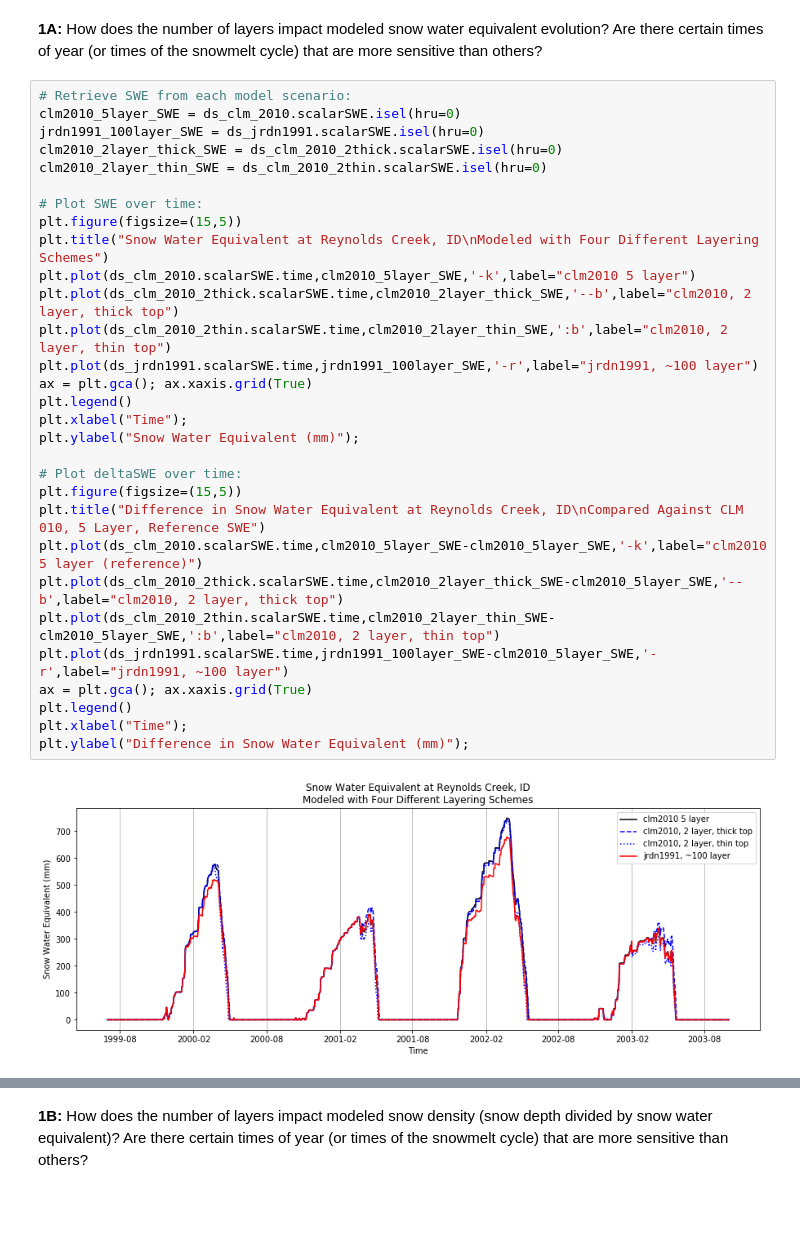
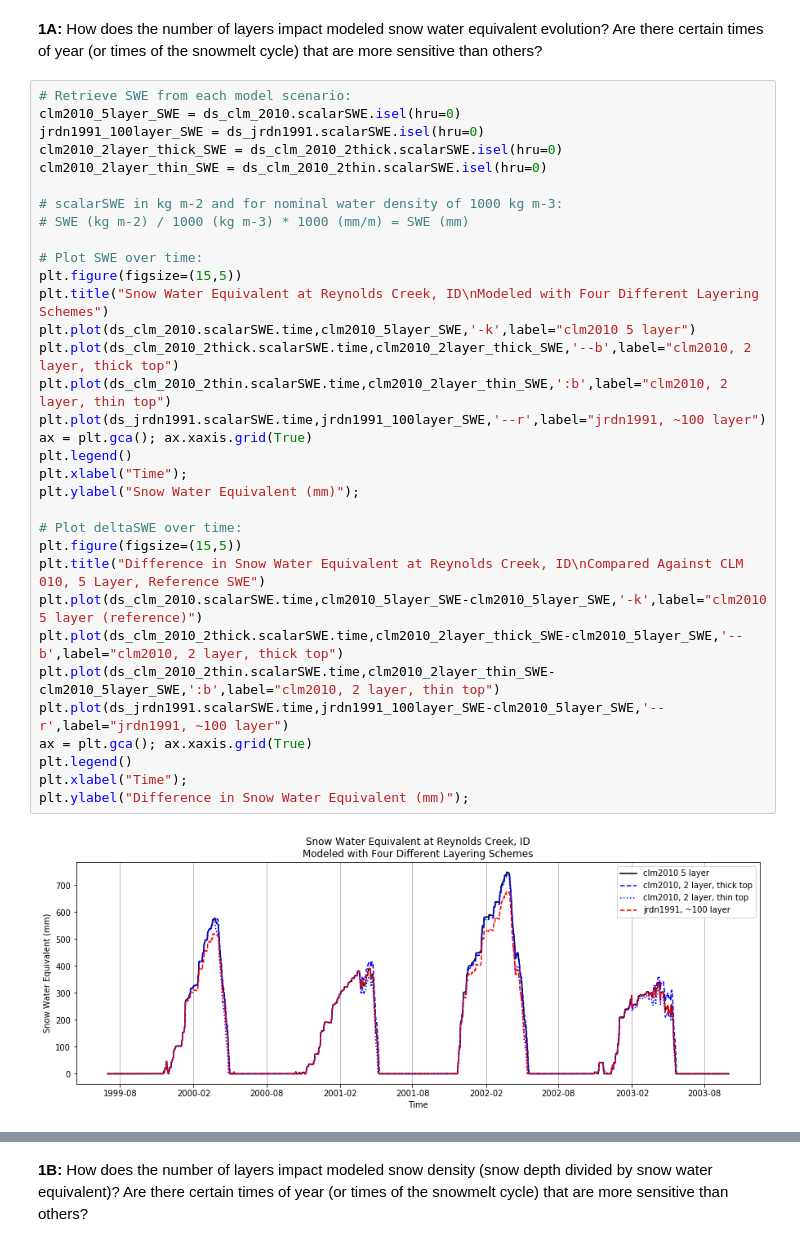
Before and after one commit to spestana/snowhydro-summa, a Jupyter notebook: homework_1/homework_1_D_exercise_1.ipynb, the cells around one changed output, grey strips where cells are left out. Saved outputs shown, nothing was run; the diff lists cells and outputs as text; blank space fills up the shorter version.

```diff
--- a/homework_1/homework_1_D_exercise_1.ipynb
+++ b/homework_1/homework_1_D_exercise_1.ipynb
@@ -292,32 +294,35 @@ __1A:__ How does the number of layers impact modeled snow water equivalent evolu
 # %%
 # Retrieve SWE from each model scenario:
 clm2010_5layer_SWE = ds_clm_2010.scalarSWE.isel(hru=0)
 jrdn1991_100layer_SWE = ds_jrdn1991.scalarSWE.isel(hru=0)
 clm2010_2layer_thick_SWE = ds_clm_2010_2thick.scalarSWE.isel(hru=0)
 clm2010_2layer_thin_SWE = ds_clm_2010_2thin.scalarSWE.isel(hru=0)
 
+# scalarSWE in kg m-2 and for nominal water density of 1000 kg m-3:
+# SWE (kg m-2) / 1000 (kg m-3) * 1000 (mm/m) = SWE (mm)
+
 # Plot SWE over time:
 plt.figure(figsize=(15,5))
 plt.title("Snow Water Equivalent at Reynolds Creek, ID\nModeled with Four Different Layering Schemes")
 plt.plot(ds_clm_2010.scalarSWE.time,clm2010_5layer_SWE,'-k',label="clm2010 5 layer")
 plt.plot(ds_clm_2010_2thick.scalarSWE.time,clm2010_2layer_thick_SWE,'--b',label="clm2010, 2 layer, thick top")
 plt.plot(ds_clm_2010_2thin.scalarSWE.time,clm2010_2layer_thin_SWE,':b',label="clm2010, 2 layer, thin top")
-plt.plot(ds_jrdn1991.scalarSWE.time,jrdn1991_100layer_SWE,'-r',label="jrdn1991, ~100 layer")
+plt.plot(ds_jrdn1991.scalarSWE.time,jrdn1991_100layer_SWE,'--r',label="jrdn1991, ~100 layer")
 ax = plt.gca(); ax.xaxis.grid(True)
 plt.legend()
 plt.xlabel("Time");
 plt.ylabel("Snow Water Equivalent (mm)");
 
 # Plot deltaSWE over time:
 plt.figure(figsize=(15,5))
 plt.title("Difference in Snow Water Equivalent at Reynolds Creek, ID\nCompared Against CLM 010, 5 Layer, Reference SWE")
 plt.plot(ds_clm_2010.scalarSWE.time,clm2010_5layer_SWE-clm2010_5layer_SWE,'-k',label="clm2010 5 layer (reference)")
 plt.plot(ds_clm_2010_2thick.scalarSWE.time,clm2010_2layer_thick_SWE-clm2010_5layer_SWE,'--b',label="clm2010, 2 layer, thick top")
 plt.plot(ds_clm_2010_2thin.scalarSWE.time,clm2010_2layer_thin_SWE-clm2010_5layer_SWE,':b',label="clm2010, 2 layer, thin top")
-plt.plot(ds_jrdn1991.scalarSWE.time,jrdn1991_100layer_SWE-clm2010_5layer_SWE,'-r',label="jrdn1991, ~100 layer")
+plt.plot(ds_jrdn1991.scalarSWE.time,jrdn1991_100layer_SWE-clm2010_5layer_SWE,'--r',label="jrdn1991, ~100 layer")
 ax = plt.gca(); ax.xaxis.grid(True)
 plt.legend()
 plt.xlabel("Time");
 plt.ylabel("Difference in Snow Water Equivalent (mm)");
 # %% [output]
-[figure, old version]
+[figure, new version]
```
Also changed, not shown: parts of 14 cells of this notebook, 1 other file.
